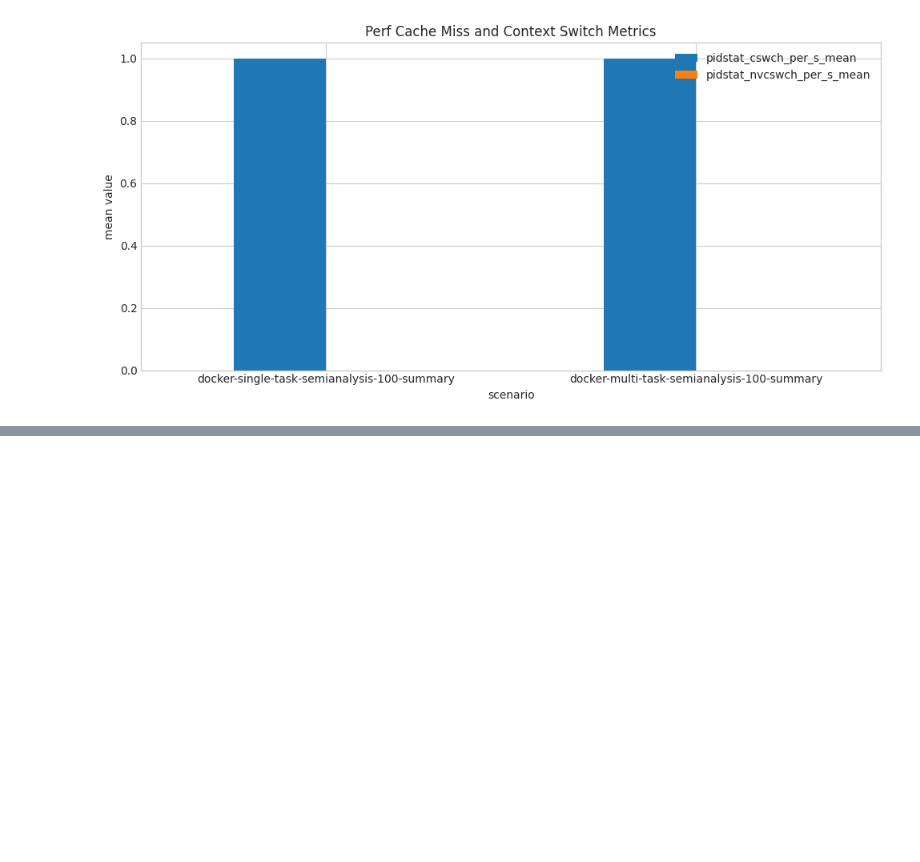
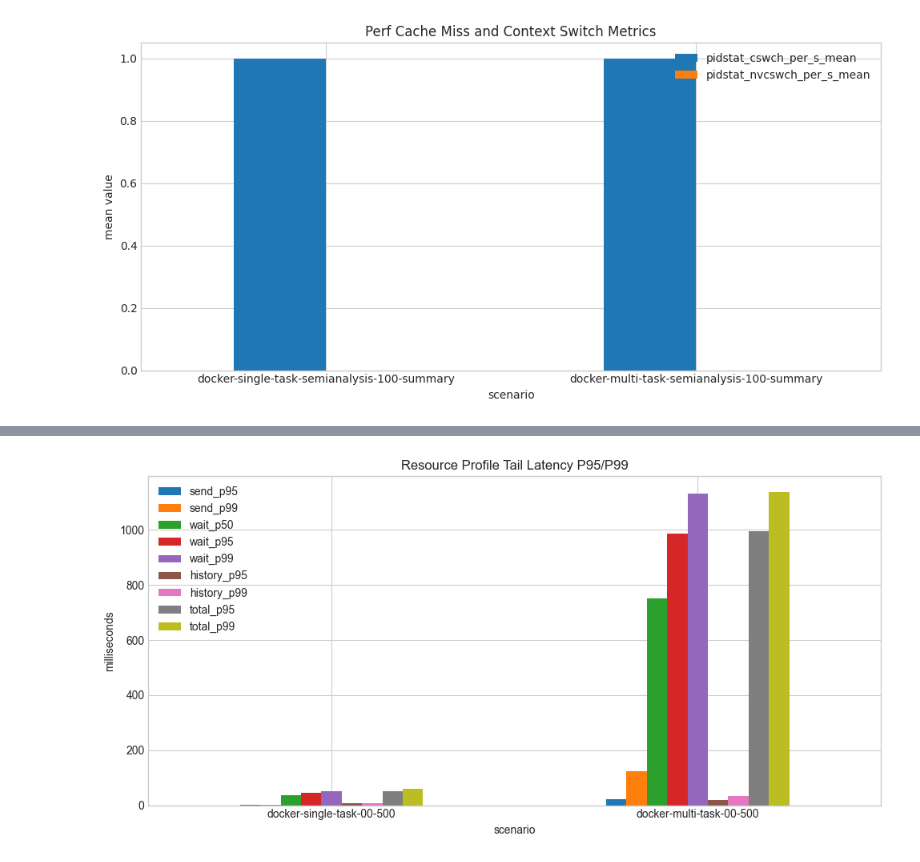
Before and after one commit to Boole-Highland-Insight/ClawHarness, a Jupyter notebook: openclaw_gateway_context_list_walkthrough.ipynb, the cells around one changed output, grey strips where cells are left out. Saved outputs shown, nothing was run; the diff lists cells and outputs as text; code cells hidden in the pictures; blank space fills up the shorter version.

```diff
--- a/openclaw_gateway_context_list_walkthrough.ipynb
+++ b/openclaw_gateway_context_list_walkthrough.ipynb
@@ -1603,0 +1785,14 @@ plt.show()
+# %%
+resource_tail_df = resource_profile_df[["send_p95_ms", "send_p99_ms", "wait_p50_ms", "wait_p95_ms", "wait_p99_ms", "history_p95_ms", "history_p99_ms", "total_p95_ms", "total_p99_ms"]].rename(columns={
+    "send_p95_ms": "send_p95",
+    "send_p99_ms": "send_p99",
+    "wait_p50_ms": "wait_p50",
+    "wait_p95_ms": "wait_p95",
+    "wait_p99_ms": "wait_p99",
+    "history_p95_ms": "history_p95",
+    "history_p99_ms": "history_p99",
+    "total_p95_ms": "total_p95",
+    "total_p99_ms": "total_p99",
+})
+
+resource_tail_df.round(3)
@@ -1603,0 +1804,7 @@ plt.show()
+# %%
+ax = resource_tail_df.plot(kind="bar", figsize=(10, 5), rot=0, title="Resource Profile Tail Latency P95/P99")
+ax.set_ylabel("milliseconds")
+plt.tight_layout()
+plt.show()
+# %% [output]
+[figure, added]
```
Also changed, not shown: parts of 65 cells of this notebook, 4 other files.
